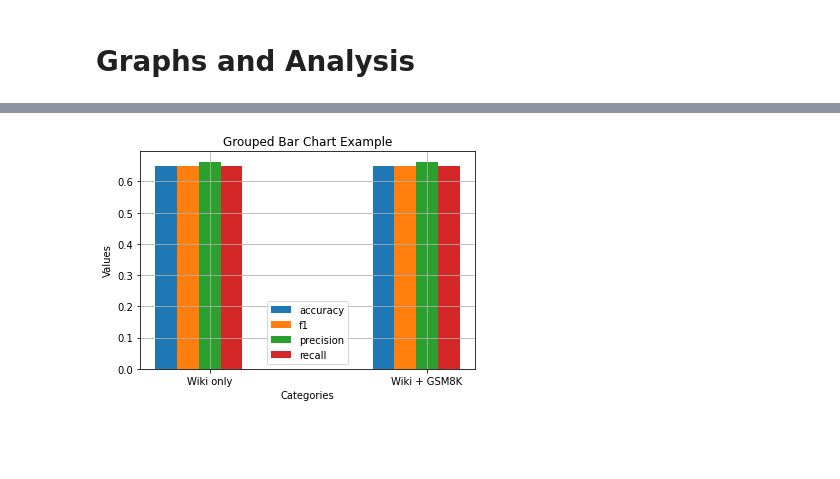
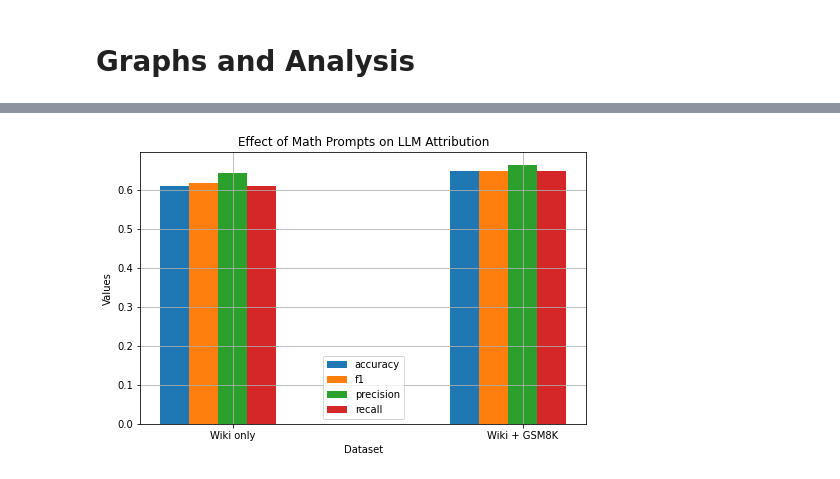
Before and after one commit to sinjoysaha/cse584-ml-psu-f24, a Jupyter notebook: midterm-project/analysis.ipynb, the cells around one changed output, grey strips where cells are left out. Saved outputs shown, nothing was run; the diff lists cells and outputs as text; code cells hidden in the pictures; blank space fills up the shorter version.

```diff
--- a/midterm-project/analysis.ipynb
+++ b/midterm-project/analysis.ipynb
@@ -30,7 +32,7 @@ def plot_training_loss(log_history):
     plt.legend()
     plt.show()
 # %%
-T_STATE_FILES = ["wiki-256/checkpoint-860/trainer_state.json", "all-256-5/trainer_state.json"]
+T_STATE_FILES = ["wiki-256-10/trainer_state.json", "all-256-5/trainer_state.json"]
 for trainer_state_file in T_STATE_FILES:
     # Load the training state from the JSON file
     with open(trainer_state_file, 'r') as f:
@@ -42,22 +46,22 @@ for trainer_state_file in T_STATE_FILES:
 # %%
-def plot_metrics(df, runs):
+def plot_metrics(df, runs, xlab, title):
     bar_width = 0.1  # Width of the bars
     x = np.arange(len(runs))
 
-    fig, ax = plt.subplots()
+    fig, ax = plt.subplots(figsize=(8, 5))
     for i, metric in enumerate(["accuracy", "f1", "precision", "recall"]):
         ax.bar(x - ((2-i)*bar_width) , df[f"test_{metric}"], bar_width, label=metric)
 
-    ax.set_xlabel('Categories')
+    ax.set_xlabel(xlab)
     ax.set_ylabel('Values')
-    ax.set_title('Grouped Bar Chart Example')
+    ax.set_title(title)
     ax.set_xticks(x)
     ax.set_xticklabels(runs)
     ax.legend()
     ax.grid(True)
     plt.show()
 # %%
-RUNS = ["all-256-5/", "all-256-5/"]
+RUNS = ["wiki-256-10/", "all-256-5/"]
 df = pd.DataFrame()
 for run in RUNS:
     for f in ["test"]: # "train", "eval",
@@ -84,4 +77,4 @@ df
 # %%
-plot_metrics(df, ["Wiki only", "Wiki + GSM8K"])
+plot_metrics(df, ["Wiki only", "Wiki + GSM8K"], 'Dataset', 'Effect of Math Prompts on LLM Attribution')
 # %% [output]
-[figure, old version]
+[figure, new version]
```
Also changed, not shown: parts of 7 cells of this notebook, 12 other files.
